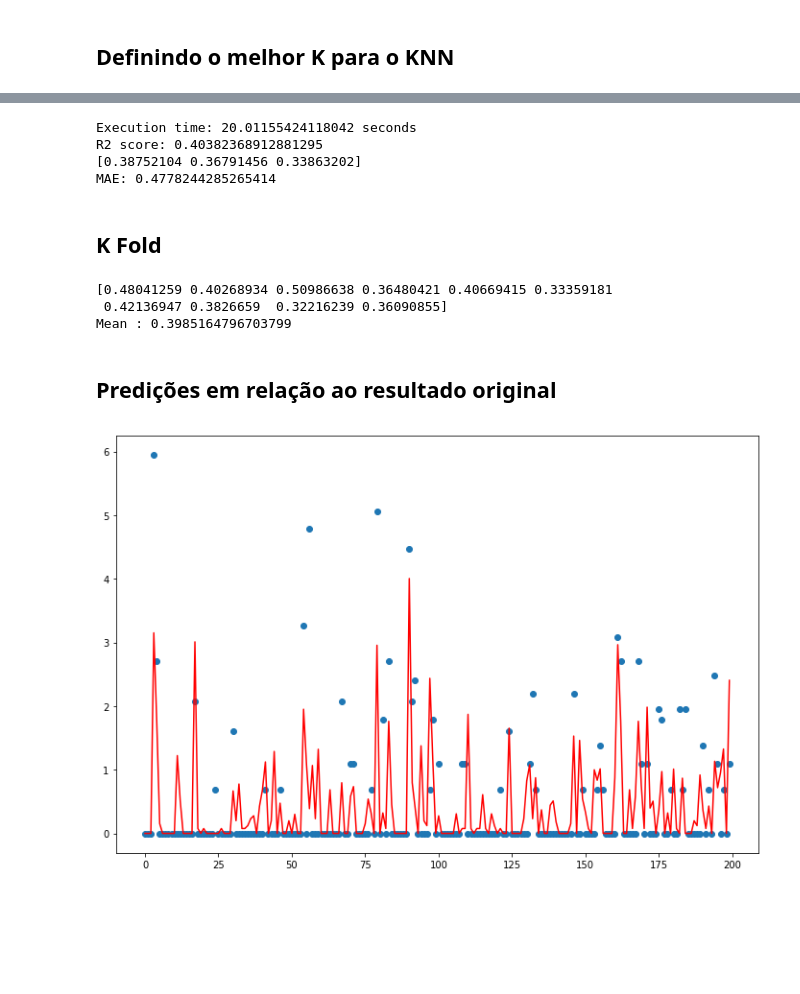
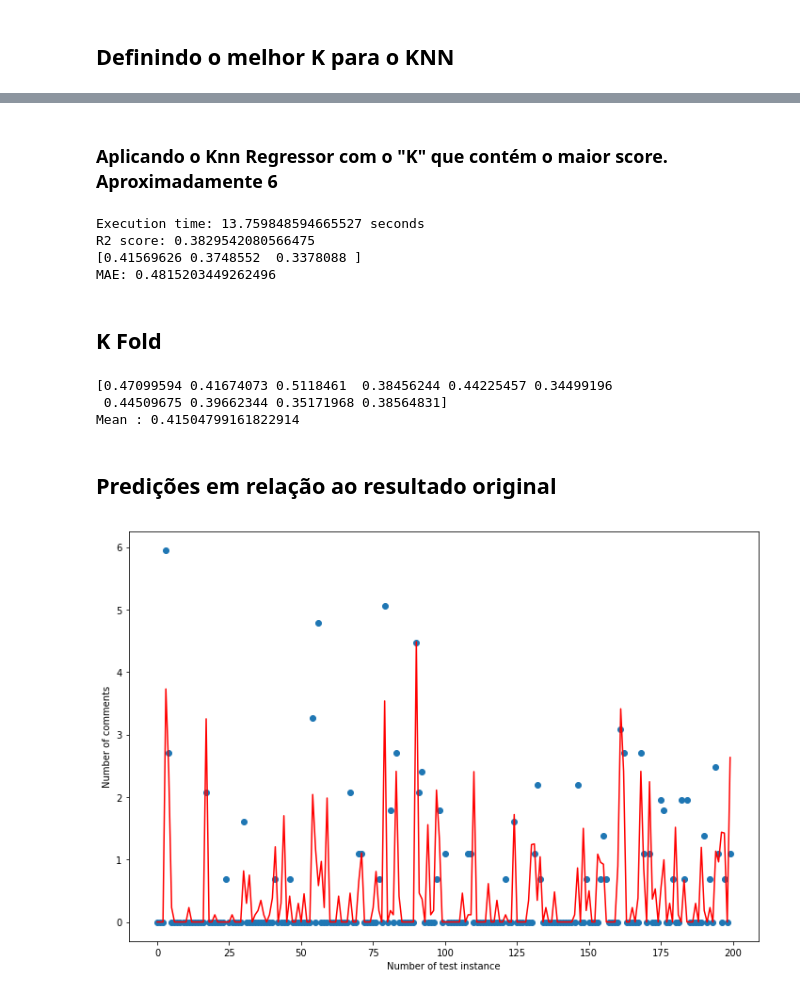
Before and after one commit to Machine-Learning-FGA/BlogFeedback, a Jupyter notebook: models/withfrequentwords/Blog FeedBack Train-frequent word + KnnRegressor.ipynb, the cells around one changed output, grey strips where cells are left out. Drawn from its saved outputs; the diff is of its cells as text; code cells hidden in the pictures; blank space fills up the shorter version.

```diff
--- a/models/withfrequentwords/Blog FeedBack Train-frequent word + KnnRegressor.ipynb
+++ b/models/withfrequentwords/Blog FeedBack Train-frequent word + KnnRegressor.ipynb
@@ -25,3 +74,5 @@ Test: % 0.12702220889355392
+# %% [markdown]
+### Aplicando o Knn Regressor com o "K" que contém o maior score. Aproximadamente 6
 # %%
 from sklearn.neighbors import KNeighborsRegressor
 from sklearn.metrics import mean_absolute_error
@@ -30,7 +81,7 @@ import time
 
 init = time.time()
 
-neigh = KNeighborsRegressor(n_neighbors=9)
+neigh = KNeighborsRegressor(n_neighbors=6)
 neigh.fit(x_train, y_train)
 y_pred = neigh.predict(x_test)
 cv = cross_val_score(neigh,x_test, y_test,scoring='r2')
@@ -42,10 +93,10 @@ print('R2 score: {}'.format(neigh_score))
 print(cv)
 print('MAE: {}'.format(mae))
 # %% [output]
-Execution time: 20.01155424118042 seconds
-R2 score: 0.40382368912881295
-[0.38752104 0.36791456 0.33863202]
-MAE: 0.4778244285265414
+Execution time: 13.759848594665527 seconds
+R2 score: 0.3829542080566475
+[0.41569626 0.3748552  0.3378088 ]
+MAE: 0.4815203449262496
 # %% [markdown]
 ## K Fold
 # %%
@@ -57,20 +108,22 @@ print(scores)
 hite_rate = np.mean(scores)
 print("Mean : " + str(hite_rate))
 # %% [output]
-[0.48041259 0.40268934 0.50986638 0.36480421 0.40669415 0.33359181
- 0.42136947 0.3826659  0.32216239 0.36090855]
-Mean : 0.3985164796703799
+[0.47099594 0.41674073 0.5118461  0.38456244 0.44225457 0.34499196
+ 0.44509675 0.39662344 0.35171968 0.38564831]
+Mean : 0.41504799161822914
 # %% [markdown]
 ## Predições em relação ao resultado original
 # %%
 import matplotlib.pyplot as plt
 import matplotlib as mpl
 
 x = np.arange(200)
 mpl.rcParams['figure.figsize'] = (12, 8)
 
 plt.scatter(x, y_test[:200])
 plt.plot(x, y_pred[:200], color='red')
+plt.xlabel('Number of test instance') # Set x label
+plt.ylabel('Number of comments') # Set y label
 plt.show()
 # %% [output]
-[figure, old version]
+[figure, new version]
```
Also changed, not shown: parts of 3 cells of this notebook, 7 other files.
